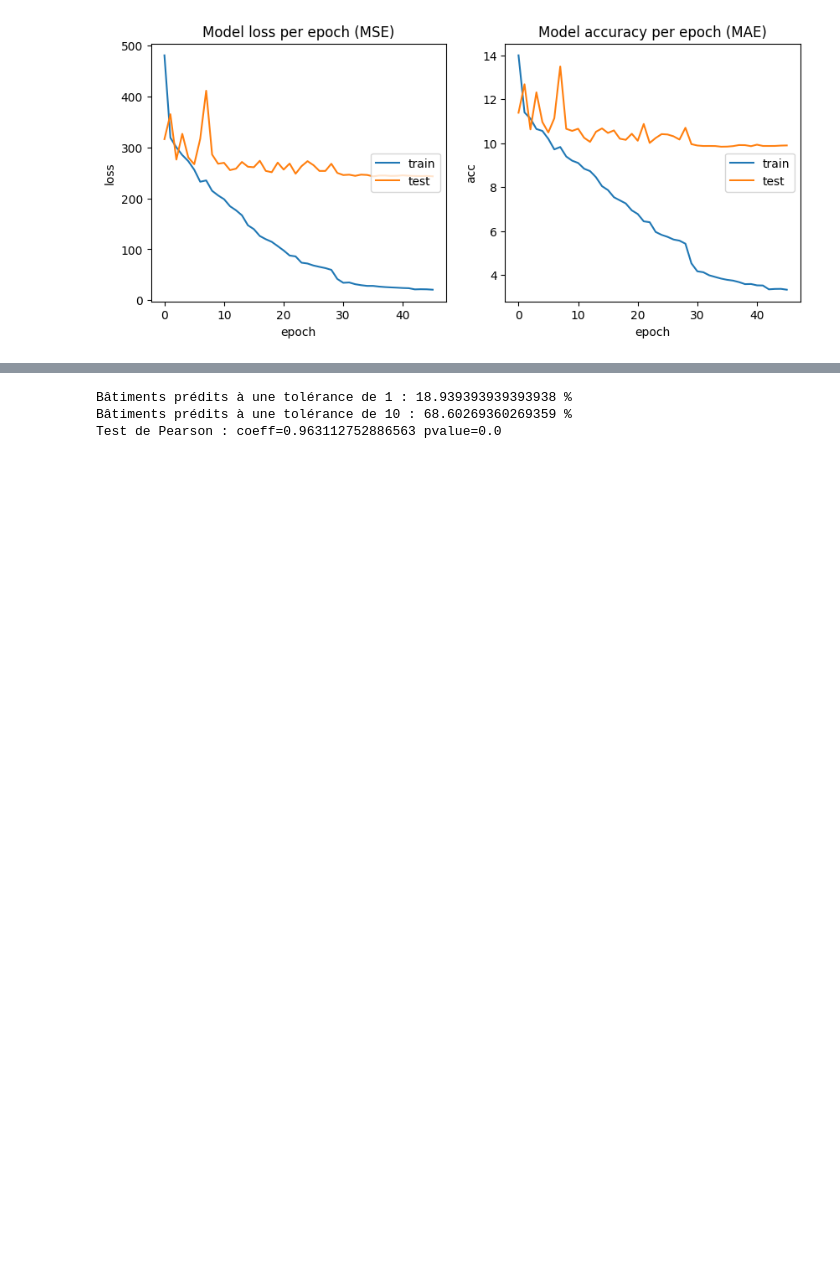
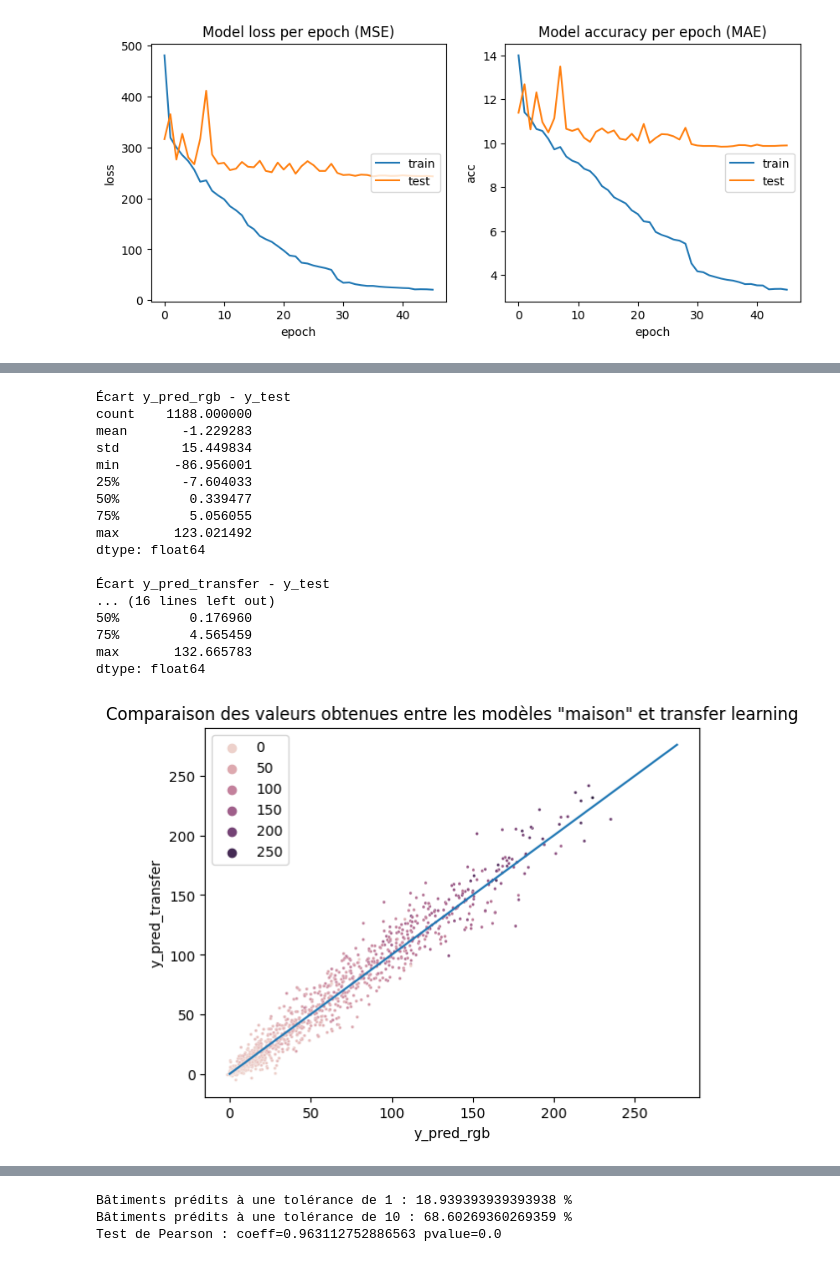
Before and after one commit to DataScientest-Studio/juin23_cds_construction_illegale, a Jupyter notebook: notebooks/04c - Régression Transfer learning.ipynb, the cells around one changed output, grey strips where cells are left out. Cells and saved outputs as stored; diff of their text form; code cells hidden in the pictures; blank space fills up the shorter version.

```diff
--- a/notebooks/04c - Régression Transfer learning.ipynb
+++ b/notebooks/04c - Régression Transfer learning.ipynb
@@ -346,3 +353,52 @@ df_residus.describe()
 | 50% | 39.000000 | 37.328262 | -0.100937 | -0.926917 |
 | 75% | 91.000000 | 91.097290 | 5.196804 | 21.026486 |
 | max | 276.000000 | 241.611710 | 142.310074 | inf |
+# %%
+# Comparaison avec les résultats du modèle RGB, et la moyenne des 2 modèles
+
+df_residus_rgb = pd.read_excel('df_residus_rgb.xlsx').rename(columns={'y_test' : 'y_test_rgb',
+                                                                      'y_pred' : 'y_pred_rgb',
+                                                                      'Ecart' : 'Ecart_rgb',
+                                                                      '% écart' : '% écart rgb'})
+df_comp_res = pd.concat([df_residus_rgb, df_residus], axis=1).rename(columns={
+                                                                      'y_pred' : 'y_pred_transfer',
+                                                                      'Ecart' : 'Ecart_transfer',
+                                                                      '% écart' : '% écart transfer'})
+df_comp_res['y_pred_mean'] = (df_comp_res['y_pred_rgb'] + df_comp_res['y_pred_transfer']) / 2
+
+# Describe
+print ('Écart y_pred_rgb - y_test')
+print ((df_comp_res['y_pred_rgb'] - df_comp_res['y_test']).describe())
+print ('\nÉcart y_pred_transfer - y_test')
+print ((df_comp_res['y_pred_transfer'] - df_comp_res['y_test']).describe())
+print ('\nÉcart y_pred_mean - y_test')
+print ((df_comp_res['y_pred_mean'] - df_comp_res['y_test']).describe())
+
+# Scatter plot
+sns.scatterplot(data=df_comp_res, x='y_pred_rgb', y='y_pred_transfer', hue='y_test', s=5)
+sns.lineplot(data=df_comp_res, x='y_test', y='y_test', errorbar=None)
+plt.title('Comparaison des valeurs obtenues entre les modèles "maison" et transfer learning')
+plt.show();
+
+# Pair plot
+sns.pairplot(data=df_comp_res, vars=['y_test', 'y_pred_rgb', 'y_pred_transfer'], kind='kde')
+plt.show();
+# %% [output]
+Écart y_pred_rgb - y_test
+count    1188.000000
+mean       -1.229283
+std        15.449834
+min       -86.956001
+25%        -7.604033
+50%         0.339477
+75%         5.056055
+max       123.021492
+dtype: float64
+
+Écart y_pred_transfer - y_test
+... (16 lines left out)
+50%         0.176960
+75%         4.565459
+max       132.665783
+dtype: float64
+[figure, added]
```
Also changed, not shown: parts of 3 cells of this notebook, 1 other file.
